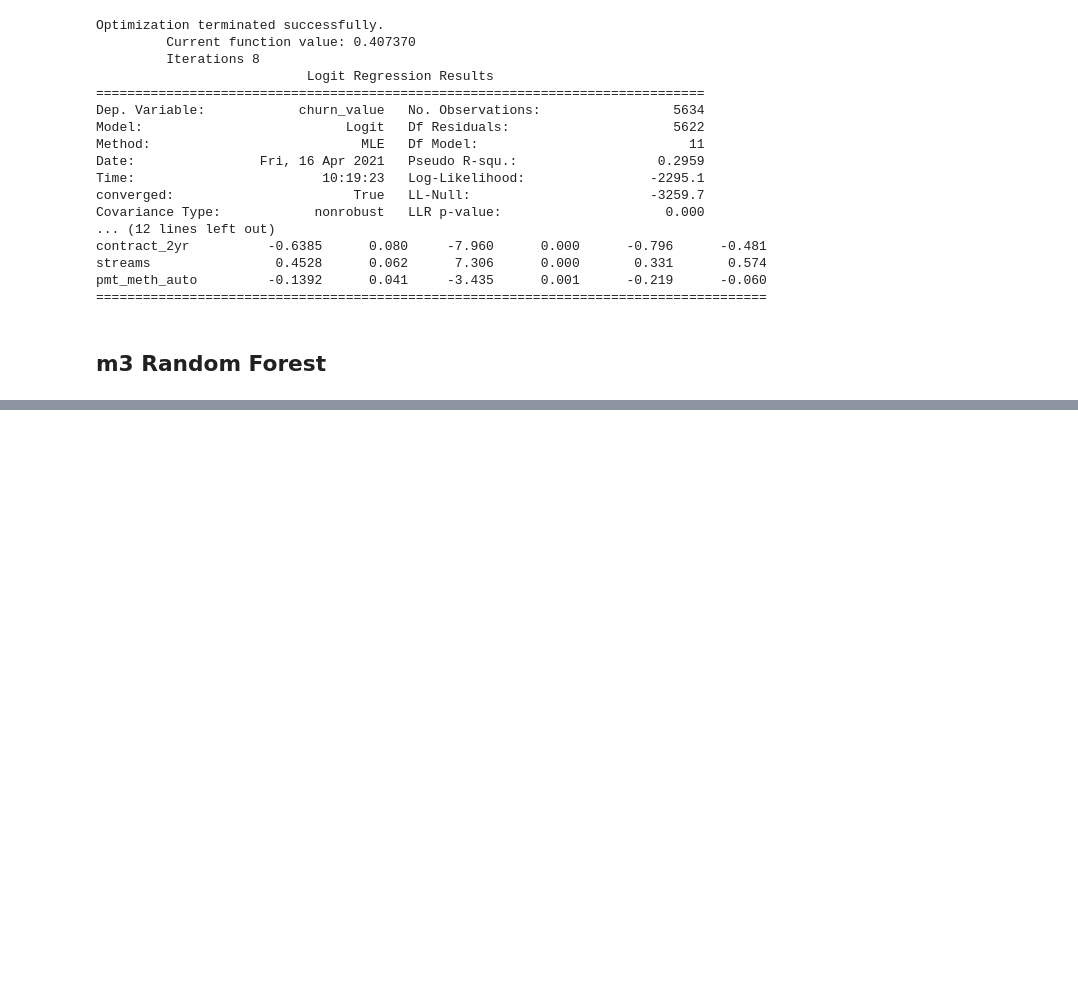
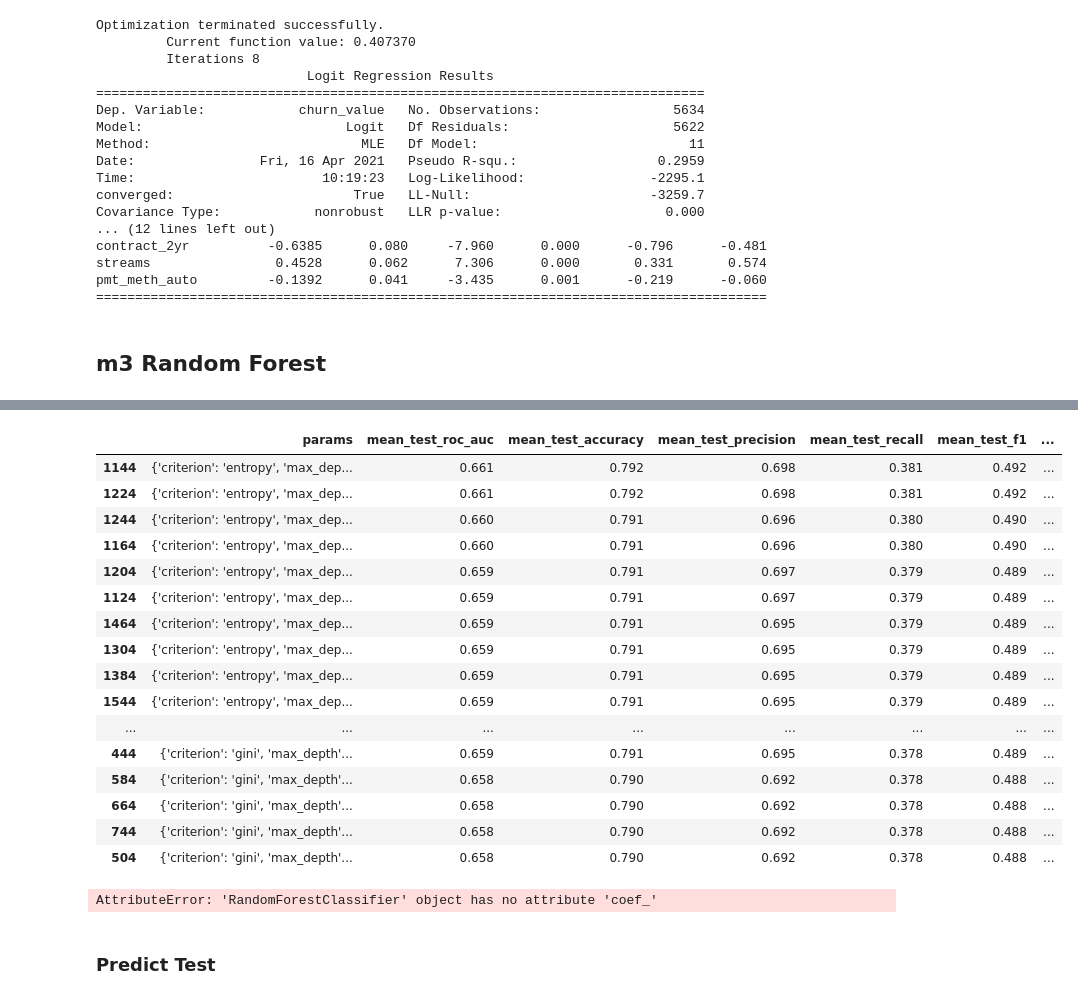
Before and after one commit to cutterback/p03-telco-churn-model, a Jupyter notebook: Telco-Churn-Classification-Model.ipynb, the cells around one changed output, grey strips where cells are left out. Drawn from its saved outputs; the diff is of its cells as text; code cells hidden in the pictures; blank space fills up the shorter version.

```diff
--- a/Telco-Churn-Classification-Model.ipynb
+++ b/Telco-Churn-Classification-Model.ipynb
@@ -838,0 +901,29 @@ model_rf = RandomForestClassifier(random_state=SEED, fit_intercept=False, max_it
+# %%
+#
+cv_results3 = pd.DataFrame.from_dict(gs_rf.cv_results_)
+cv_results_metrics3 = show_grid_metrics(cv_results3, 'rank_test_roc_auc', top_n=20)
+# %% [output]
+|  | params | mean_test_roc_auc | mean_test_accuracy | mean_test_precision | mean_test_recall | mean_test_f1 | ... |
+| 1144 | {'criterion': 'entropy', 'max_dep... | 0.661 | 0.792 | 0.698 | 0.381 | 0.492 | ... |
+| 1224 | {'criterion': 'entropy', 'max_dep... | 0.661 | 0.792 | 0.698 | 0.381 | 0.492 | ... |
+| 1244 | {'criterion': 'entropy', 'max_dep... | 0.660 | 0.791 | 0.696 | 0.380 | 0.490 | ... |
+| 1164 | {'criterion': 'entropy', 'max_dep... | 0.660 | 0.791 | 0.696 | 0.380 | 0.490 | ... |
+| 1204 | {'criterion': 'entropy', 'max_dep... | 0.659 | 0.791 | 0.697 | 0.379 | 0.489 | ... |
+| 1124 | {'criterion': 'entropy', 'max_dep... | 0.659 | 0.791 | 0.697 | 0.379 | 0.489 | ... |
+| 1464 | {'criterion': 'entropy', 'max_dep... | 0.659 | 0.791 | 0.695 | 0.379 | 0.489 | ... |
+| 1304 | {'criterion': 'entropy', 'max_dep... | 0.659 | 0.791 | 0.695 | 0.379 | 0.489 | ... |
+| 1384 | {'criterion': 'entropy', 'max_dep... | 0.659 | 0.791 | 0.695 | 0.379 | 0.489 | ... |
+| 1544 | {'criterion': 'entropy', 'max_dep... | 0.659 | 0.791 | 0.695 | 0.379 | 0.489 | ... |
+| ... | ... | ... | ... | ... | ... | ... | ... |
+| 444 | {'criterion': 'gini', 'max_depth'... | 0.659 | 0.791 | 0.695 | 0.378 | 0.489 | ... |
+| 584 | {'criterion': 'gini', 'max_depth'... | 0.658 | 0.790 | 0.692 | 0.378 | 0.488 | ... |
+| 664 | {'criterion': 'gini', 'max_depth'... | 0.658 | 0.790 | 0.692 | 0.378 | 0.488 | ... |
+| 744 | {'criterion': 'gini', 'max_depth'... | 0.658 | 0.790 | 0.692 | 0.378 | 0.488 | ... |
+| 504 | {'criterion': 'gini', 'max_depth'... | 0.658 | 0.790 | 0.692 | 0.378 | 0.488 | ... |
+# %%
+# plot feature importance chart and store coeficients
+coef_table3 = feature_importance(best_model_rf, X_train3)
+# %% [output]
+AttributeError: 'RandomForestClassifier' object has no attribute 'coef_'
+# %% [markdown]
+### Predict Test
```
Also changed, not shown: parts of 14 cells of this notebook.
